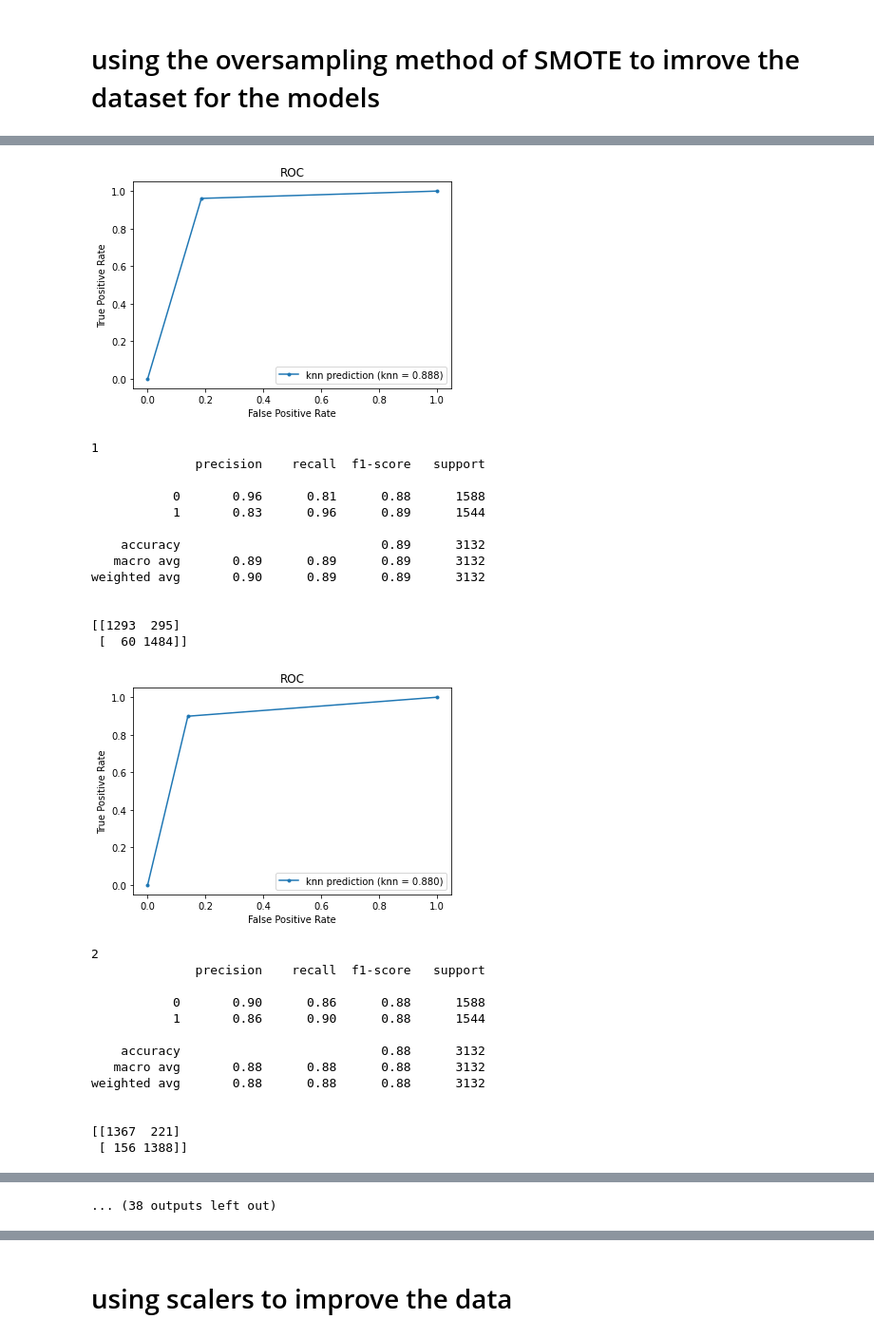
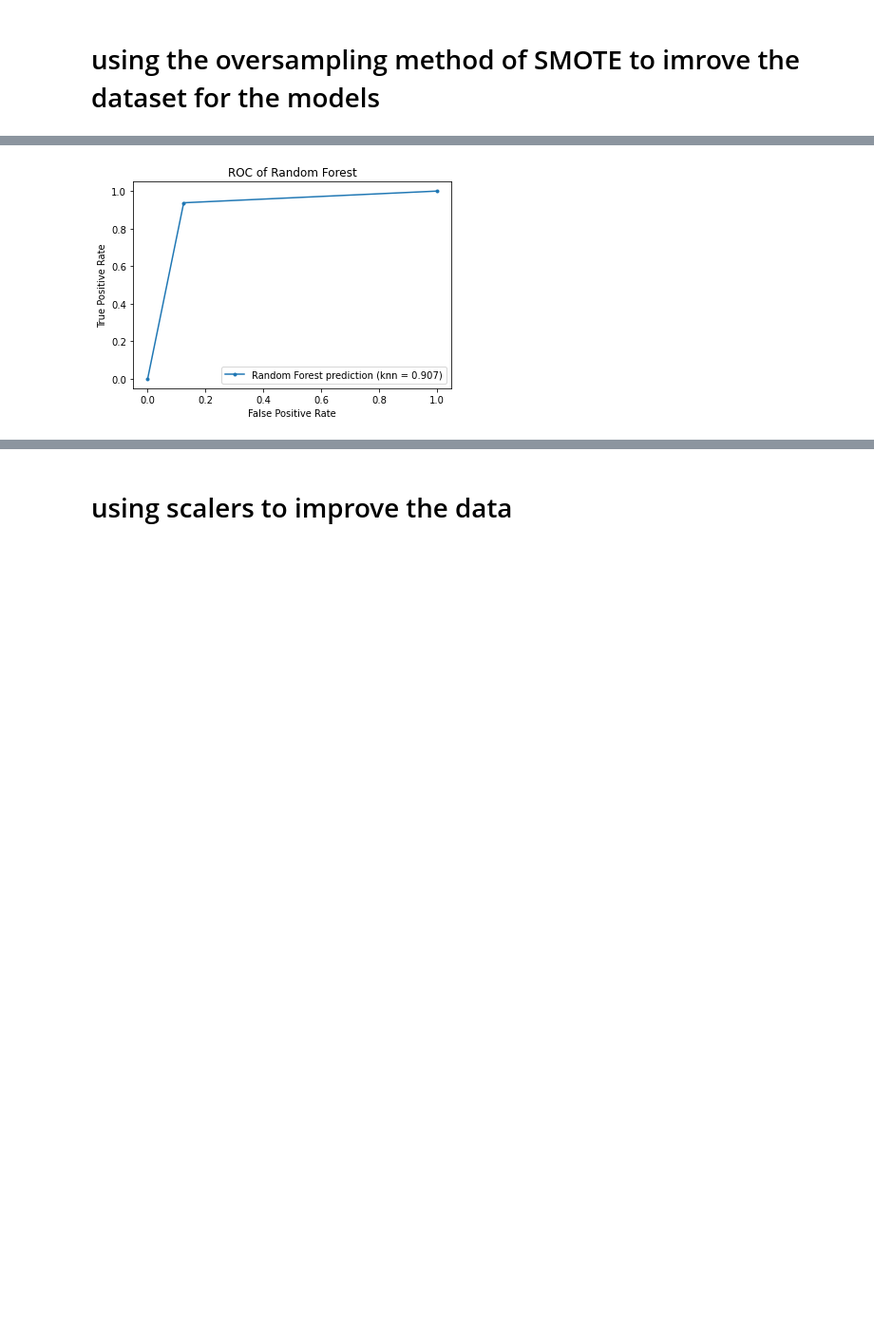
Before and after one commit to Alon-Elisha/Final-Project, a Jupyter notebook: Final_Project.ipynb, the cells around one changed output, grey strips where cells are left out. Shown at 95% size. Cells and saved outputs as stored; diff of their text form; code cells hidden in the pictures; blank space fills up the shorter version.

```diff
--- a/Final_Project.ipynb
+++ b/Final_Project.ipynb
@@ -233,3 +293,8 @@ X_train, X_test, y_train, y_test = train_test_split(X, y, test_size=0.2, random_
+# %%
+# feature type was found as 'white noise' so it won't be included un the models
+X = data.drop(['quality', 'type'], axis = 1)
+y = data['quality']
+X_train, X_test, y_train, y_test = train_test_split(X, y, test_size=0.2, random_state=4)
 # %%
 print(X_train.shape)
 print(X_test.shape)
@@ -576,3 +545,16 @@ oversample = SMOTE()
 X, y = oversample.fit_resample(X, y)
 # %%
 X_os_train, X_os_test, y_train, y_test = train_test_split(X, y, test_size=0.3, random_state=2)
+# %%
+from sklearn.metrics import f1_score
+k_range = list(range(1, 26))
+best_roc = []
+max = 0
+for k in k_range:
+    knn = KNeighborsClassifier(n_neighbors=k)
+    knn.fit(X_os_train, y_train)
+    y_pred = knn.predict(X_os_test)
+    knn_fpr, knn_tpr, _ = roc_curve(y_test, y_pred)
+    if( roc_auc_score(y_test,y_pred) > max):
+        max =  roc_auc_score(y_test,y_pred)
+        best_roc = [knn_fpr, knn_tpr,  roc_auc_score(y_test,y_pred), k]
@@ -579,48 +589,14 @@ X_os_train, X_os_test, y_train, y_test = train_test_split(X, y, test_size=0.3, r
 # %%
-k_range = list(range(1, 26))
-scores_s = []
-for k in k_range:
-    knn = KNeighborsClassifier(n_neighbors=k)
-    knn.fit(X_os_train, y_train)
-    y_pred = knn.predict(X_os_test)
-    knn_fpr, knn_tpr, _ = roc_curve(y_test, y_pred)
-    plt.plot(knn_fpr, knn_tpr, marker = '.', label = "knn prediction (knn = %0.3f)" % roc_auc_score(y_test,y_pred))
-    plt.title('ROC')
-    plt.xlabel('False Positive Rate')
-    plt.ylabel('True Positive Rate')
-    plt.legend()
-    plt.show()
-    print(k)
-    print(classification_report(y_test, y_pred))
-    print()
-    print(confusion_matrix(y_test, y_pred))
-    print()
+clf=RandomForestClassifier(n_estimators=100)
+clf.fit(X_os_train,y_train)
+y_pred = clf.predict(X_os_test)
+knn_fpr, knn_tpr, _ = roc_curve(y_test, y_pred)
+roc = [knn_fpr, knn_tpr,  roc_auc_score(y_test,y_pred)]
+plt.plot(roc[0], roc[1], marker = '.', label = "Random Forest prediction (knn = %0.3f)" % roc[2])
+plt.title('ROC of Random Forest')
+plt.xlabel('False Positive Rate')
+plt.ylabel('True Positive Rate')
+plt.legend()
+plt.show()
 # %% [output]
-[figure, old version]
+[figure, new version]
-1
-              precision    recall  f1-score   support
-
-           0       0.96      0.81      0.88      1588
-           1       0.83      0.96      0.89      1544
-
-    accuracy                           0.89      3132
-   macro avg       0.89      0.89      0.89      3132
-weighted avg       0.90      0.89      0.89      3132
-
-
-[[1293  295]
- [  60 1484]]
-[figure, removed]
-2
-              precision    recall  f1-score   support
-
-           0       0.90      0.86      0.88      1588
-           1       0.86      0.90      0.88      1544
-
-    accuracy                           0.88      3132
-   macro avg       0.88      0.88      0.88      3132
-weighted avg       0.88      0.88      0.88      3132
-
-
-[[1367  221]
- [ 156 1388]]
@@ -683 +602,0 @@ weighted avg       0.83      0.83      0.82      3132
-... (38 outputs left out)
```
Also changed, not shown: parts of 36 cells of this notebook, 2 other files.
